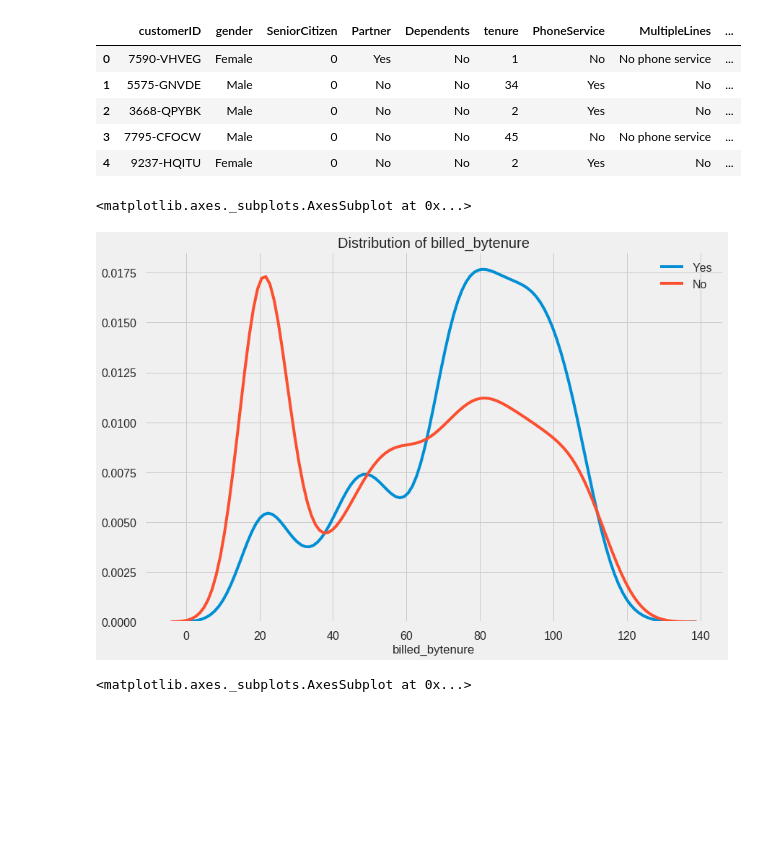
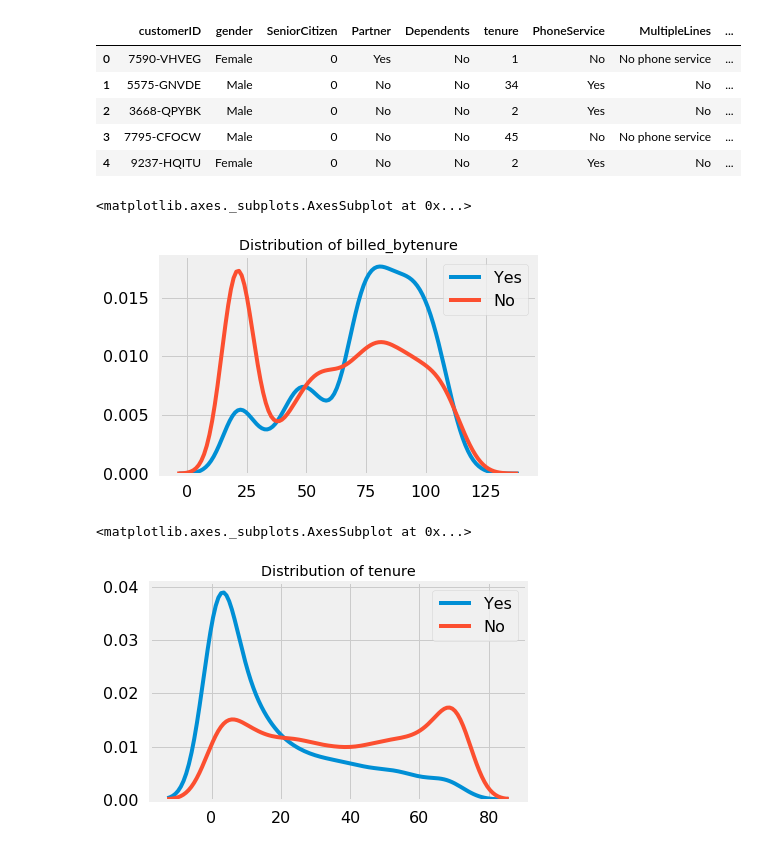
Before and after one commit to rlavelli/python_notebooks, a Jupyter notebook: telco_churn_kaggle.ipynb, the cells around one changed output. Cells and saved outputs as stored; diff of their text form; code cells hidden in the pictures; blank space fills up the shorter version.

```diff
--- a/telco_churn_kaggle.ipynb
+++ b/telco_churn_kaggle.ipynb
@@ -107,10 +105,10 @@ Text(0.5,1,'PaymentMethod vs Churn')
 # looks like we have some empty value
 #users[users.TotalCharges==" "]
 # for the moment I'll remove this values, because they seem either anomalous or non relevant, maybe
-users = users[users.TotalCharges!=" "]
+users_new = users[users.TotalCharges!=" "].copy()
 
-users["TotalCharges_num"] = users["TotalCharges"].astype(float)
-print(users.head())
+users_new["TotalCharges_num"] = users_new["TotalCharges"].astype(float)
+print(users_new.head())
 #users["billed_bytenure"] = users.TotalCharges / users.tenure
 #users.head()
 # %% [output]
@@ -123,8 +121,8 @@ print(users.head())
 
 [5 rows x 22 columns]
 # %%
-users["billed_bytenure"] = users.TotalCharges_num / users.tenure
-users.head()
+users_new["billed_bytenure"] = users_new.TotalCharges_num / users_new.tenure
+users_new.head()
 # %% [output]
 |  | customerID | gender | SeniorCitizen | Partner | Dependents | tenure | PhoneService | MultipleLines | ... |
 | 0 | 7590-VHVEG | Female | 0 | Yes | No | 1 | No | No phone service | ... |
@@ -134,15 +132,19 @@ users.head()
 | 4 | 9237-HQITU | Female | 0 | No | No | 2 | Yes | No | ... |
 # %%
 # lets make some plot
-sns.distplot(users.billed_bytenure[users.Churn=="Yes"], hist=False, kde=True, label="Yes").set_title("Distribution of billed_bytenure")
-sns.distplot(users.billed_bytenure[users.Churn=="No"], hist=False, kde=True, label="No")
+user_churn = users_new.loc[users_new.Churn=="Yes"]
+user_nochurn = users_new.loc[users_new.Churn=="No"]
+
+sns.distplot(user_churn[["billed_bytenure"]], hist=False, kde=True, label="Yes").set_title("Distribution of billed_bytenure")
+sns.distplot(user_nochurn[["billed_bytenure"]], hist=False, kde=True, label="No")
 # it seems that the distribution for those who churned tends to have a higher mode (higher costs), than for those users who haven't churned yet.
 # %% [output]
 <matplotlib.axes._subplots.AxesSubplot at 0x...>
-[figure, old version]
+[figure, new version]
 # %%
-sns.distplot(users.tenure[users.Churn=="Yes"], hist=False, kde=True, label="Yes").set_title("Distribution of tenure")
-sns.distplot(users.tenure[users.Churn=="No"], hist=False, kde=True, label="No")
+sns.distplot(user_churn[["tenure"]], hist=False, kde=True, label="Yes").set_title("Distribution of tenure")
+sns.distplot(user_nochurn[["tenure"]], hist=False, kde=True, label="No")
 # has expected the distribution for tenure is right skewed for "No" (people that Churn stay less)
 # %% [output]
 <matplotlib.axes._subplots.AxesSubplot at 0x...>
+[figure, added]
```
Also changed, not shown: parts of 8 cells of this notebook.
